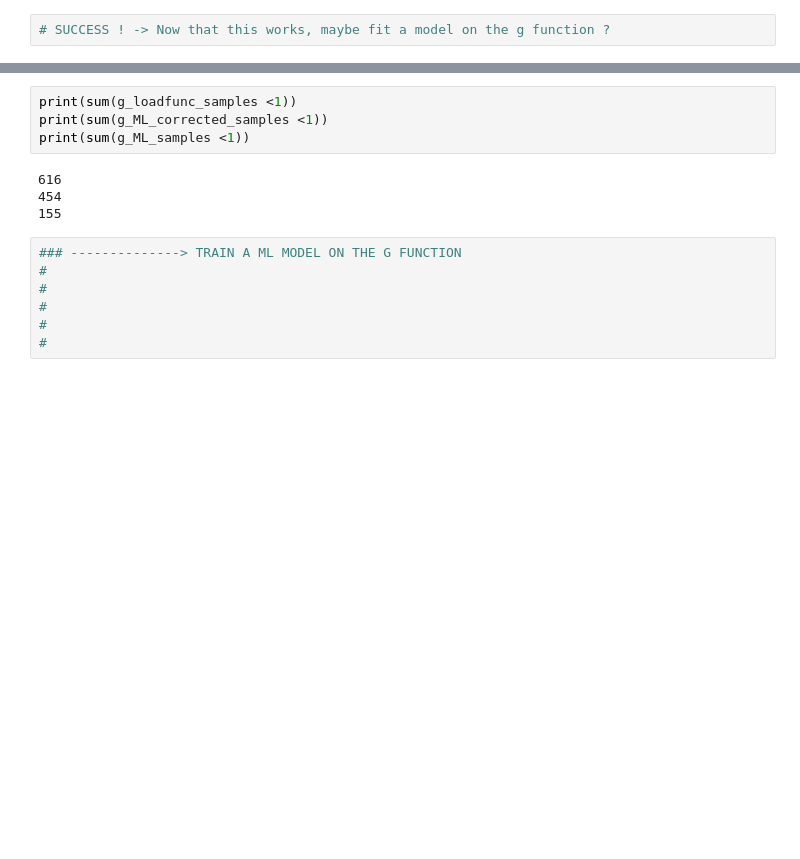
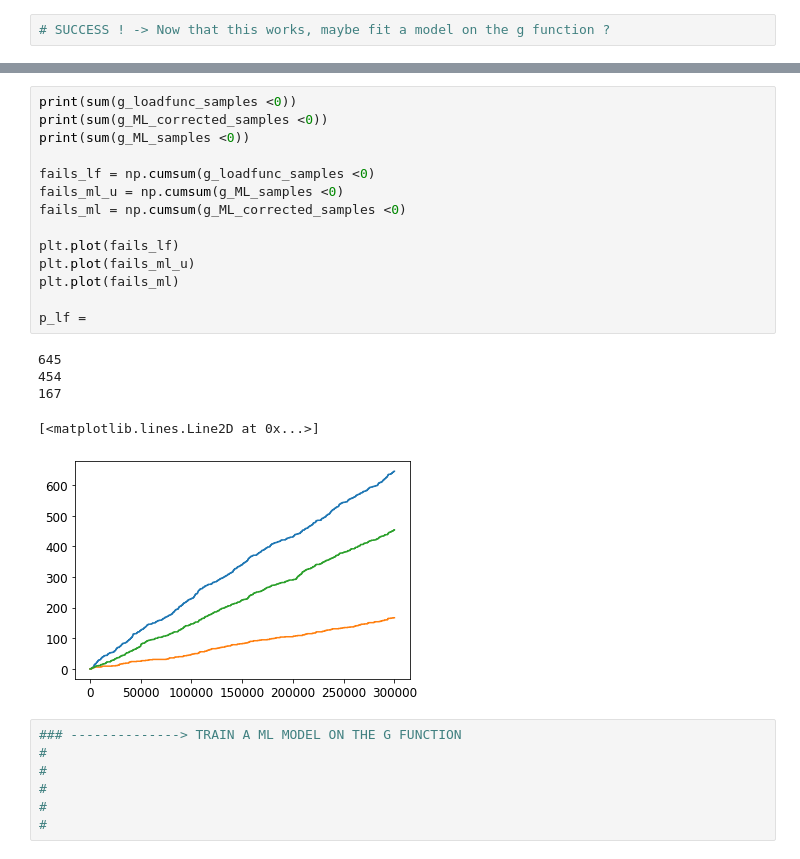
Before and after one commit to MorizHerrmann/46500-Probabilistic-Methods-in-Wind-Energy, a Jupyter notebook: assignment3/A3_michael.ipynb, the cells around one changed output, grey strips where cells are left out. Cells and saved outputs as stored; diff of their text form; blank space fills up the shorter version.

```diff
--- a/assignment3/A3_michael.ipynb
+++ b/assignment3/A3_michael.ipynb
@@ -661,11 +670,23 @@ axs[2].grid(alpha=0.2)
 # %%
-print(sum(g_loadfunc_samples <1))
-print(sum(g_ML_corrected_samples <1))
-print(sum(g_ML_samples <1))
+print(sum(g_loadfunc_samples <0))
+print(sum(g_ML_corrected_samples <0))
+print(sum(g_ML_samples <0))
+
+fails_lf = np.cumsum(g_loadfunc_samples <0)
+fails_ml_u = np.cumsum(g_ML_samples <0)
+fails_ml = np.cumsum(g_ML_corrected_samples <0)
+
+plt.plot(fails_lf)
+plt.plot(fails_ml_u)
+plt.plot(fails_ml)
+
+p_lf =
 # %% [output]
-616
+645
 454
-155
+167
+[<matplotlib.lines.Line2D at 0x...>]
+[figure, added]
 # %%
 ### --------------> TRAIN A ML MODEL ON THE G FUNCTION
 #
```
Also changed, not shown: parts of 19 cells of this notebook.
